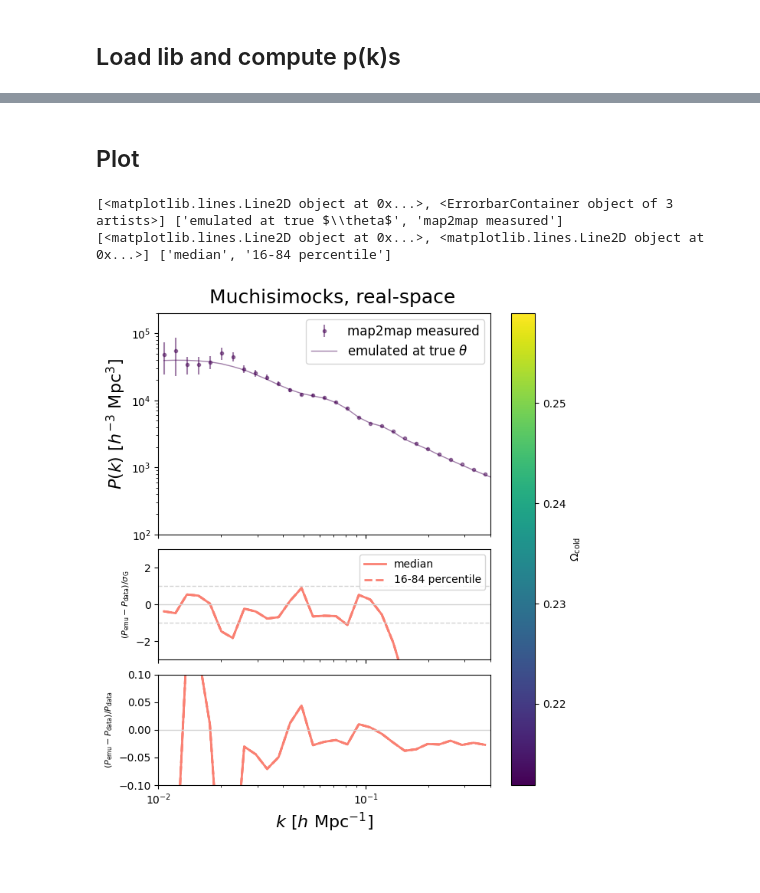
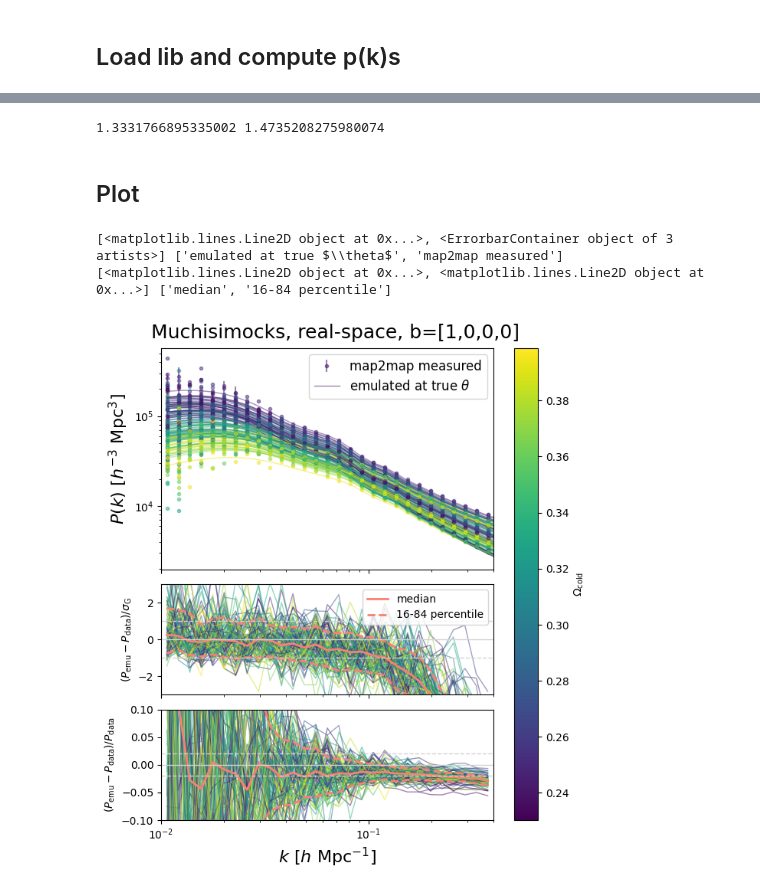
Before and after one commit to kstoreyf/muchisimocks, a Jupyter notebook: notebooks/2024-07-12_muchisimocks_lib.ipynb, the cells around one changed output, grey strips where cells are left out. Drawn from its saved outputs; the diff is of its cells as text; code cells hidden in the pictures.

```diff
--- a/notebooks/2024-07-12_muchisimocks_lib.ipynb
+++ b/notebooks/2024-07-12_muchisimocks_lib.ipynb
@@ -109,10 +128,10 @@ Pk_zspace = []
 gaussian_error_pk = []
 gaussian_error_pk_zspace = []
 
-param_names_vary = params_df.columns.to_list()
+param_names = params_df.columns.to_list()
 
 for idx_LH in idxs_LH:
-    fn_fields = f'{dir_mocks}/LH{idx_LH}/bias_fields_eul{tag_fields}_{idx_LH}.npy'
+    #fn_fields = f'{dir_mocks}/LH{idx_LH}/bias_fields_eul{tag_fields}_{idx_LH}.npy'
     #fn_params = f'{dir_mocks}/LH{idx_LH}/cosmo_{idx_LH}.txt'
     fn_pk = f'{dir_pks}/pk_{idx_LH}.npy'
     fn_pk_zspace = f'{dir_pks_zspace}/pk_{idx_LH}.npy'
@@ -126,14 +145,10 @@ for idx_LH in idxs_LH:
     gaussian_error_pk_zspace.append(pk_obj_zspace['pk_gaussian_error'])
 
     param_dict = params_df.loc[idx_LH].to_dict()
-    theta.append( np.array([param_dict[pn] for pn in param_names_vary]) )
-    # param_vals = np.loadtxt(fn_params)
-    # if idx_LH==0:
-    #     for name in param_names_fixed:
-    #         param_dict_fixed[name] = param_vals[param_names_all.index(name)]
-    #theta.append(param_vals[idxs_param_names])
+    theta.append( np.array([param_dict[pn] for pn in param_names]) )
 
 Pk = np.array(Pk)
+Pk_zspace = np.array(Pk_zspace)
 theta = np.array(theta)
 gaussian_error_pk = np.array(gaussian_error_pk)
 
@@ -179,0 +188,11 @@ print(Pk_emu_mm.shape)
+# %%
+expfactor = 1.0
+kaiser_boosts = []
+for i, idx_LH in enumerate(idxs_LH):
+    if i % 10 == 0:
+        print(i)
+    param_dict = params_df.loc[idx_LH].to_dict()
+    cosmo = utils.get_cosmo(param_dict)
+    # bias is the linear bias
+    # kaiser boost only depends on k if neutrino mass is nonzero
+    kaiser_boosts.append( cosmo.Kaiser_boost(expfactor, l=0, bias=bias_params[0]) )
@@ -180,3 +214,7 @@ print(Pk_emu_mm.shape)
+# %%
+print(np.min(kaiser_boosts), np.max(kaiser_boosts))
+# %% [output]
+1.3331766895335002 1.4735208275980074
 # %% [markdown]
 ## Plot
 # %%
@@ -197,7 +235,7 @@ for pp, param_name_compare in enumerate(param_names[:1]):
     plt.subplots_adjust(hspace=0.1)
     ax, ax1, ax2 = axarr
 
-    fig.suptitle(r"Muchisimocks, real-space", y=0.92, x=0.45, fontsize=18)
+    fig.suptitle(fr"Muchisimocks, real-space{title_tag}", y=0.92, x=0.45, fontsize=18)
 
     lw = 1
     show_error_all = False
@@ -218,15 +256,15 @@ for pp, param_name_compare in enumerate(param_names[:1]):
         else:
             axarr[0].plot(k, Pk[i], ls='None', marker='o', markersize=3, alpha=0.5, label=label_true, color=colors[i])
 
-        axarr[0].plot(k, Pk_emu_mm[i], ls='-', alpha=0.5, label=label_emu, color=colors[i], lw=lw)
+        axarr[0].plot(k, Pk_emu[i], ls='-', alpha=0.5, label=label_emu, color=colors[i], lw=lw)
 
-        axarr[1].plot(k, (Pk_emu_mm[i]-Pk[i])/gaussian_error_pk[i], ls='-', alpha=0.5, color=colors[i], lw=lw)
-        axarr[2].plot(k, (Pk_emu_mm[i]-Pk[i])/Pk[i], ls='-', alpha=0.5, color=colors[i], lw=lw)
+        axarr[1].plot(k, (Pk_emu[i]-Pk[i])/gaussian_error_pk[i], ls='-', alpha=0.5, color=colors[i], lw=lw)
+        axarr[2].plot(k, (Pk_emu[i]-Pk[i])/Pk[i], ls='-', alpha=0.5, color=colors[i], lw=lw)
 
         first = False
 
     # whole set 16-84
-    diff_Pk = Pk_emu_mm - Pk
+    diff_Pk = Pk_emu - Pk
     diff_overG = diff_Pk/gaussian_error_pk
     diff_overG_16 = np.percentile(diff_overG, 16, axis=0)
     diff_overG_84 = np.percentile(diff_overG, 84, axis=0)
@@ -249,7 +287,8 @@ for pp, param_name_compare in enumerate(param_names[:1]):
     ls_1sig='--'
     axarr[1].axhline(-1, color='lightgrey', lw=1, ls=ls_1sig)
     axarr[1].axhline(1, color='lightgrey', lw=1, ls=ls_1sig)
-
+    axarr[2].axhline(-0.02, color='lightgrey', lw=1, ls=ls_1sig)
+    axarr[2].axhline(0.02, color='lightgrey', lw=1, ls=ls_1sig)
     # axarr[1].fill_between(k, diff_overG_16, diff_overG_84, color='salmon', alpha=alpha_16_84,
     #                       zorder=10000,
     #                     label='16-84 percentile of training set')
@@ -262,37 +301,40 @@ for pp, param_name_compare in enumerate(param_names[:1]):
 
     # plot settings
     plt.xscale('log')
     axarr[0].set_yscale('log')
 
     plt.xlim(1e-2, 0.4)
     #axarr[0].set_ylim(1e3, 5e5)
-    axarr[0].set_ylim(1e2, 2e5)
+    #axarr[0].set_ylim(1e2, 2e5)
 
     axarr[1].set_ylim(-3, 3)
     axarr[2].set_ylim(-0.1, 0.1)
 
     handles, labels = axarr[0].get_legend_handles_labels()
     print(handles, labels)
     #order = [1,0,2]
     order = [1,0]
     axarr[0].legend([handles[idx] for idx in order],[labels[idx] for idx in order], fontsize=12)
     # axarr[0].legend(fontsize=12)
     handles, labels = axarr[1].get_legend_handles_labels()
     print(handles, labels)
 
     axarr[1].legend(fontsize=10)
 
     axarr[-1].set_xlabel(r'$k \,\, [h \,\, {\rm Mpc}^{-1}]$', fontsize=16)
     axarr[0].set_ylabel(r'$P(k) \,\, [h^{-3} \,\, {\rm Mpc}^3]$', fontsize=16)
-    axarr[1].set_ylabel(r'$(P_\text{emu}-P_\text{data})/\sigma_\text{G}$', fontsize=8)
-    axarr[2].set_ylabel(r'$(P_\text{emu}-P_\text{data})/P_\text{data}$', fontsize=8)
+    axarr[1].set_ylabel(r'$(P_\text{emu}-P_\text{data})/\sigma_\text{G}$', fontsize=10)
+    axarr[2].set_ylabel(r'$(P_\text{emu}-P_\text{data})/P_\text{data}$', fontsize=10)
 
     cbar = plt.colorbar(sm, ax=axarr.ravel().tolist())
     cbar.set_label(utils.param_label_dict[param_name_compare])
+
+if save_plots:
+    plt.savefig(f'{plot_dir}/muchisimocks{tag_pk}.png', bbox_inches='tight')
 # %% [output]
 [<matplotlib.lines.Line2D object at 0x...>, <ErrorbarContainer object of 3 artists>] ['emulated at true $\\theta$', 'map2map measured']
 [<matplotlib.lines.Line2D object at 0x...>, <matplotlib.lines.Line2D object at 0x...>] ['median', '16-84 percentile']
-[figure, old version]
+[figure, new version]
 # %%
 n_plot = n_lib
 
```
Also changed, not shown: parts of 17 cells of this notebook, 2 other files.
